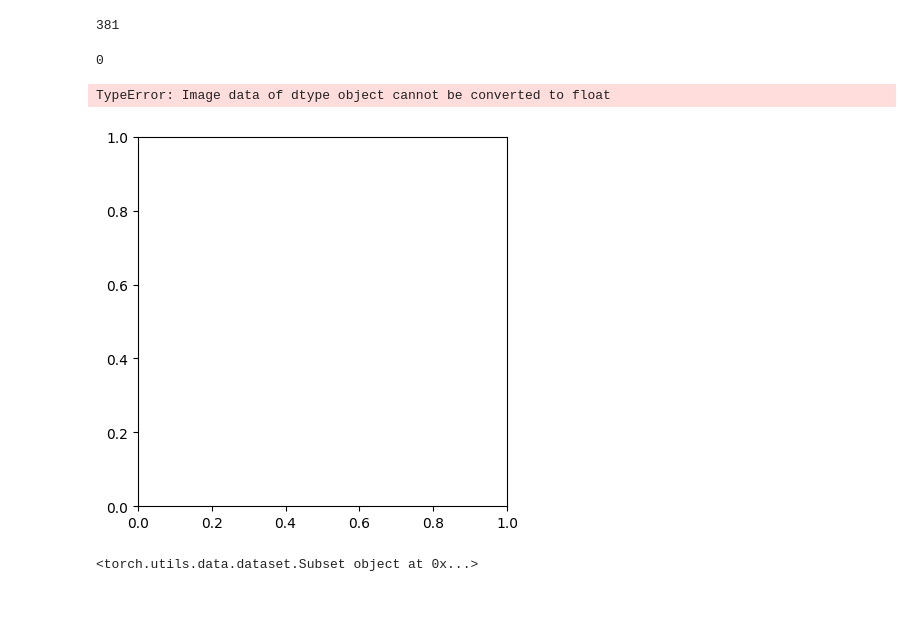
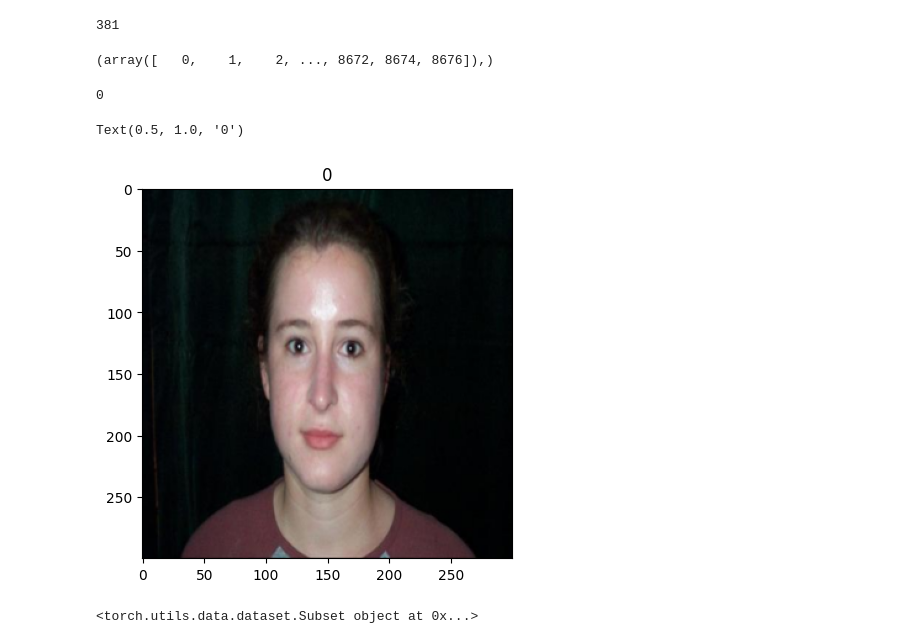
Before and after one commit to mcrco/classify_caltech101, a Jupyter notebook: notebooks/data.ipynb, the cells around one changed output. Drawn from its saved outputs; the diff is of its cells as text; code cells hidden in the pictures; blank space fills up the shorter version.

```diff
--- a/notebooks/data.ipynb
+++ b/notebooks/data.ipynb
@@ -6,6 +6,10 @@ from torchvision.transforms import ToTensor, ToPILImage
 import matplotlib.pyplot as plt
 # %%
-data = torchvision.datasets.Caltech101(root='../data', download=True, transform=ToTensor())
+img_transform = Compose([
+    Resize(size=(300,300)),
+    ToTensor()
+])
+data = torchvision.datasets.Caltech101(root='../data', download=True, transform=img_transform)
 # %% [output]
 Files already downloaded and verified
 # %%
@@ -17,10 +21,14 @@ for i in range(len(data)):
         grayscale_count += 1
         mask[i] = False
 print(grayscale_count)
+data = Subset(data, np.where(mask)[0])
 # %% [output]
 381
+# %%
+print(np.where(mask))
+# %% [output]
+(array([   0,    1,    2, ..., 8672, 8674, 8676]),)
 # %%
-data = Subset(data, mask)
 grayscale_count = 0
 for i in range(len(data)):
     if data[i][0].shape[0] != 3:
@@ -29,13 +37,14 @@ print(grayscale_count)
 # %% [output]
 0
 # %%
-image, label = data[0]
-image = ToPILImage(image)
+image, label = data[123]
+convert_PIL = ToPILImage()
+image = convert_PIL(image)
 plt.imshow(image)
 plt.title(label)
 # %% [output]
-TypeError: Image data of dtype object cannot be converted to float
+Text(0.5, 1.0, '0')
-[figure, old version]
+[figure, new version]
 # %%
 # fixed seed generator for reproducible data split
 generator = torch.Generator().manual_seed(420)
```
Also changed, not shown: parts of 1 cell of this notebook, 3 other files.
